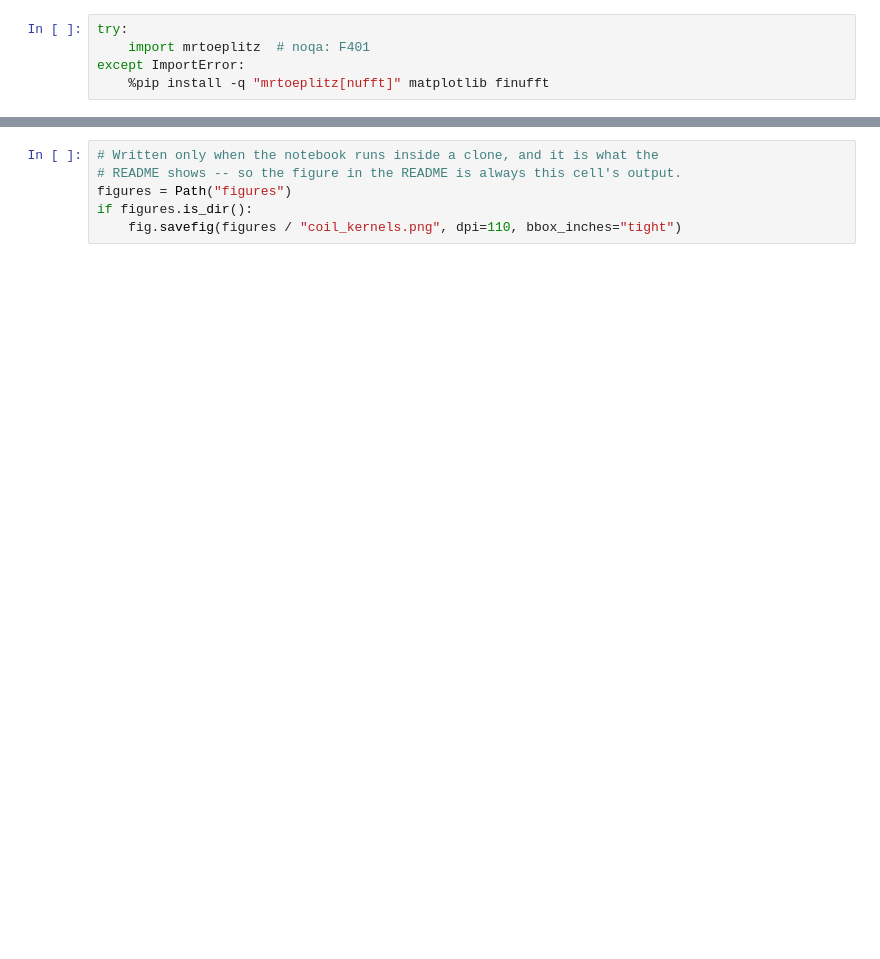
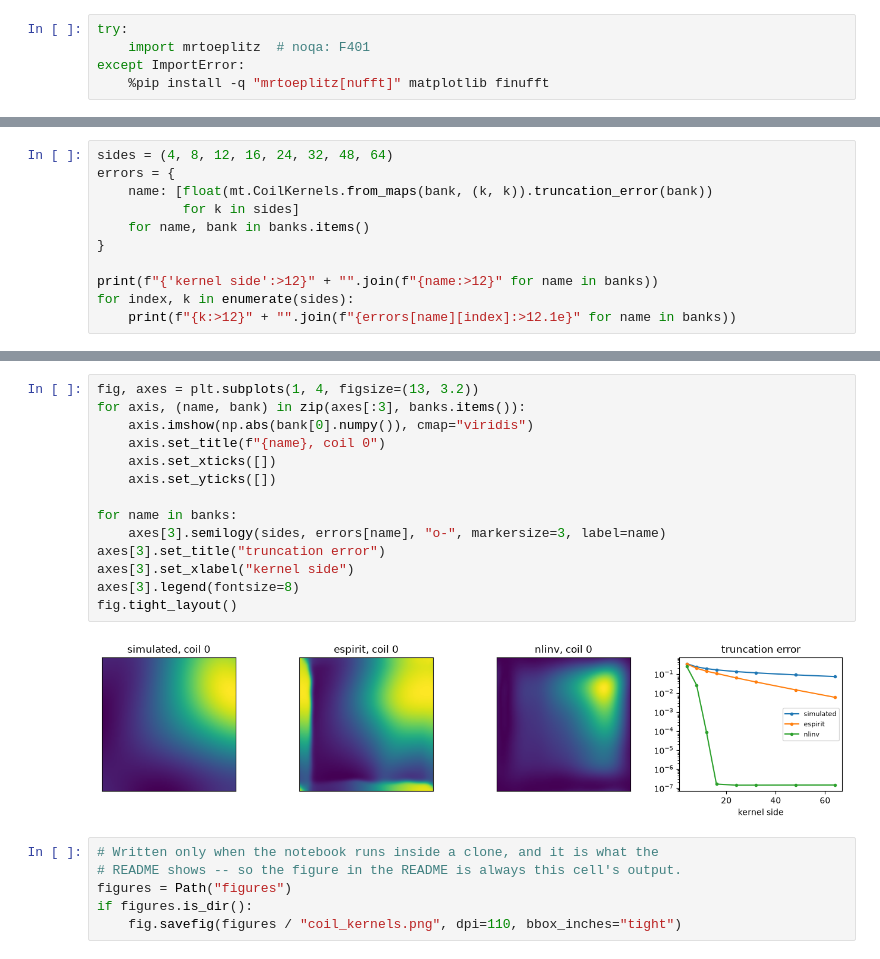
Before and after one commit to FiRMLAB-Pisa/mrtoeplitz, a Jupyter notebook: examples/coil_kernels.ipynb, the cells around one changed output, grey strips where cells are left out. Drawn from its saved outputs; the diff is of its cells as text; blank space fills up the shorter version.

```diff
--- a/examples/coil_kernels.ipynb
+++ b/examples/coil_kernels.ipynb
@@ -138,0 +62,11 @@ fig.tight_layout()
+# %%
+sides = (4, 8, 12, 16, 24, 32, 48, 64)
+errors = {
+    name: [float(mt.CoilKernels.from_maps(bank, (k, k)).truncation_error(bank))
+           for k in sides]
+    for name, bank in banks.items()
+}
+
+print(f"{'kernel side':>12}" + "".join(f"{name:>12}" for name in banks))
+for index, k in enumerate(sides):
+    print(f"{k:>12}" + "".join(f"{errors[name][index]:>12.1e}" for name in banks))
@@ -139,3 +83,19 @@ fig.tight_layout()
+# %%
+fig, axes = plt.subplots(1, 4, figsize=(13, 3.2))
+for axis, (name, bank) in zip(axes[:3], banks.items()):
+    axis.imshow(np.abs(bank[0].numpy()), cmap="viridis")
+    axis.set_title(f"{name}, coil 0")
+    axis.set_xticks([])
+    axis.set_yticks([])
+
+for name in banks:
+    axes[3].semilogy(sides, errors[name], "o-", markersize=3, label=name)
+axes[3].set_title("truncation error")
+axes[3].set_xlabel("kernel side")
+axes[3].legend(fontsize=8)
+fig.tight_layout()
+# %% [output]
+[figure, added]
 # %%
 # Written only when the notebook runs inside a clone, and it is what the
 # README shows -- so the figure in the README is always this cell's output.
```
Also changed, not shown: parts of 16 cells of this notebook, 10 other files.
